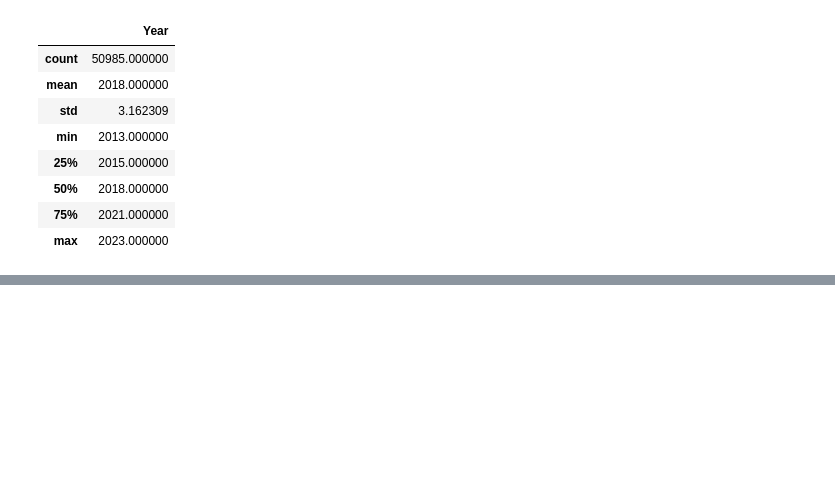
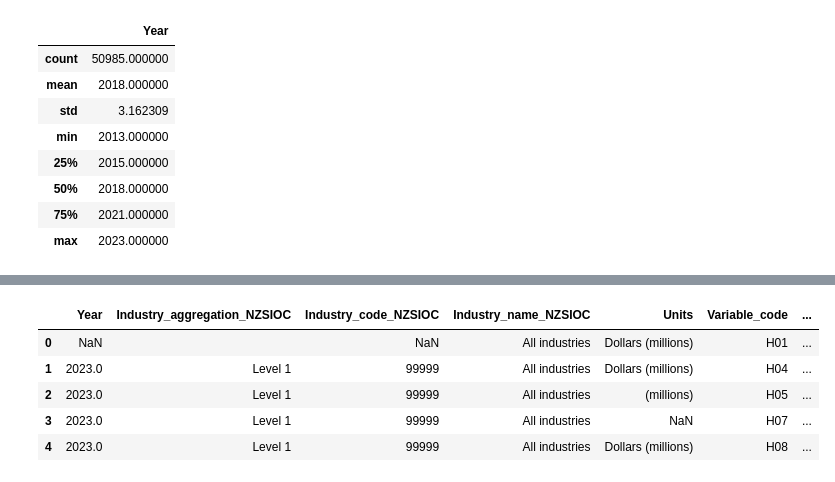
Before and after one commit to ChinmayBhattt/Machine-Learning-Playground, a Jupyter notebook: Pandas/start.ipynb, the cells around one changed output, grey strips where cells are left out. Cells and saved outputs as stored; diff of their text form; code cells hidden in the pictures; blank space fills up the shorter version.

```diff
--- a/Pandas/start.ipynb
+++ b/Pandas/start.ipynb
@@ -72,0 +134,10 @@ df.describe()
+# %%
+df2 = pd.read_csv("data/data.csv")
+df2.head() # if sume data is fissing showing a ---NaN---
+# %% [output]
+|  | Year | Industry_aggregation_NZSIOC | Industry_code_NZSIOC | Industry_name_NZSIOC | Units | Variable_code | ... |
+| 0 | NaN |  | NaN | All industries | Dollars (millions) | H01 | ... |
+| 1 | 2023.0 | Level 1 | 99999 | All industries | Dollars (millions) | H04 | ... |
+| 2 | 2023.0 | Level 1 | 99999 | All industries | (millions) | H05 | ... |
+| 3 | 2023.0 | Level 1 | 99999 | All industries | NaN | H07 | ... |
+| 4 | 2023.0 | Level 1 | 99999 | All industries | Dollars (millions) | H08 | ... |
```
Also changed, not shown: parts of 10 cells of this notebook, 1 other file.
